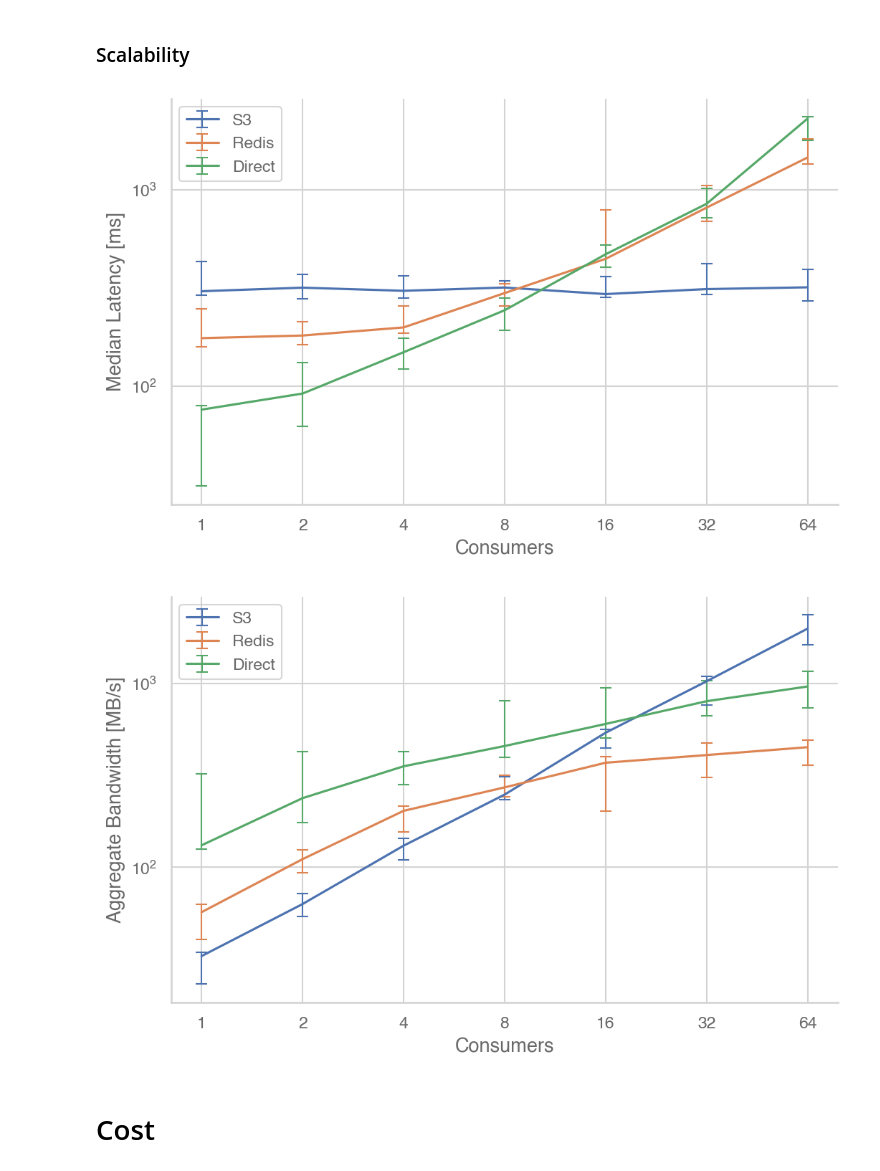
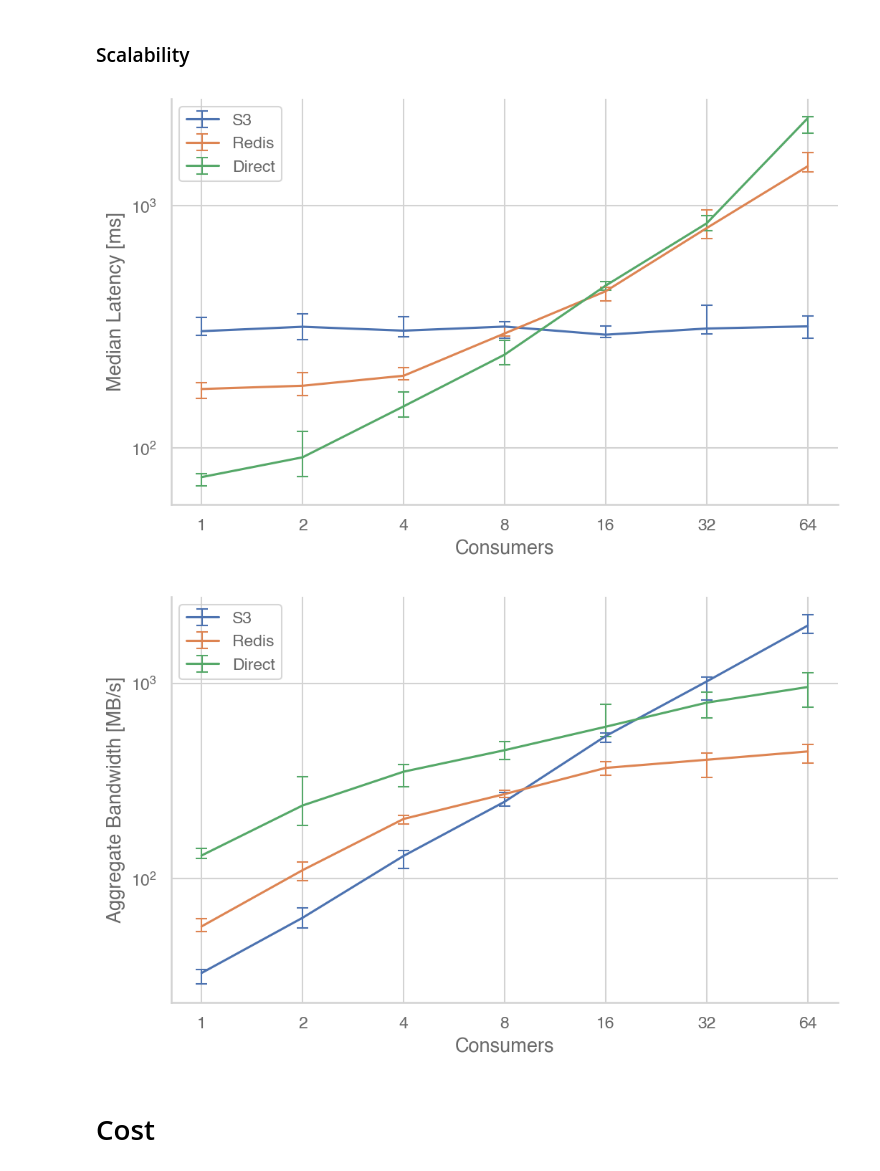
Before and after one commit to OpenCoreCH/LambdaCommBenchmarks, a Jupyter notebook: analysis/lambda_comm_benchmarks.ipynb, the cells around one changed output. Drawn from its saved outputs; the diff is of its cells as text; code cells hidden in the pictures.

```diff
--- a/analysis/lambda_comm_benchmarks.ipynb
+++ b/analysis/lambda_comm_benchmarks.ipynb
@@ -218,8 +218,8 @@ for experiment_name, exp_base_path in exp_analysis.items():
         p2p_experiment_means[experiment_name][file_size / 1000] = mean
         p2p_experiment_cis[experiment_name][file_size / 1000] = ci
         plot_data[file_size / 1000] = val
-        upper_ci = file_size / np.min(values) / 1000 - val
-        lower_ci = val - file_size / np.max(values) / 1000
+        upper_ci = file_size / np.sort(values)[1] / 1000 - val
+        lower_ci = val - file_size / np.sort(values)[-2] / 1000
         lower_error.append(lower_ci)
         upper_error.append(upper_ci)
     print(plot_data)
@@ -237,8 +237,8 @@ for experiment_name, exp_base_path in exp_analysis.items():
         values = list(deltas[file_size].values())
         val = np.median(values)
         plot_data[file_size / 1000] = val
-        upper_ci = np.max(values) - val
-        lower_ci = val - np.min(values)
+        upper_ci = np.sort(values)[-2] - val
+        lower_ci = val - np.sort(values)[1]
         lower_error.append(lower_ci)
         upper_error.append(upper_ci)
     ax2.set_xscale('log')
@@ -404,8 +404,8 @@ for experiment_name, exp_base_path in experiments.items():
             agg_bandwidths.append(agg_bandwidth)
         val = np.median(agg_bandwidths)
         plot_data[file_size / 1000] = val
-        upper_ci = np.max(agg_bandwidths) - val
-        lower_ci = val - np.min(agg_bandwidths)
+        upper_ci = np.sort(agg_bandwidths)[-2] - val
+        lower_ci = val - np.sort(agg_bandwidths)[1]
         lower_error.append(lower_ci)
         upper_error.append(upper_ci)
     ax.set_yscale('log')
@@ -430,8 +430,8 @@ for experiment_name, exp_base_path in experiments.items():
         one_to_many_performance_means[experiment_name][file_size / 1000] = np.mean(run_means)
         one_to_many_performance_cis[experiment_name][file_size / 1000] = scipy.stats.sem(run_means) * scipy.stats.t.ppf((1 + 0.95) / 2., len(run_means) - 1)
         plot_data[file_size / 1000] = val
-        upper_ci = np.max(run_latencies) - val
-        lower_ci = val - np.min(run_latencies)
+        upper_ci = np.sort(run_latencies)[-2] - val
+        lower_ci = val - np.sort(run_latencies)[1]
         lower_error.append(lower_ci)
         upper_error.append(upper_ci)
     print(plot_data)
@@ -481,8 +481,8 @@ for experiment_name, exp_base_path in experiments.items():
         deltas = calc_deltas(res)
         run_medians = [np.median(run_data) for run_data in deltas[10000000].values()]
         plot_data[num_lambda] = np.median(run_medians)
-        lower_error.append(np.median(run_medians) - np.min(run_medians))
-        upper_error.append(np.max(run_medians) - np.median(run_medians))
+        lower_error.append(np.median(run_medians) - np.sort(run_medians)[1])
+        upper_error.append(np.sort(run_medians)[-2] - np.median(run_medians))
 
         values = list(deltas[10000000].values())
         means = [np.mean(run) for run in values]
@@ -496,37 +496,37 @@ for experiment_name, exp_base_path in experiments.items():
                     latency = 1
                 agg_bandwidth += 10 / (latency / 1000)
             agg_bandwidths.append(agg_bandwidth)
         val = np.median(agg_bandwidths)
         plot_data_bw[num_lambda] = val
-        upper_ci = np.max(agg_bandwidths) - val
-        lower_ci = val - np.min(agg_bandwidths)
+        upper_ci = np.sort(agg_bandwidths)[-2] - val
+        lower_ci = val - np.sort(agg_bandwidths)[1]
         lower_error_bw.append(lower_ci)
         upper_error_bw.append(upper_ci)
 
     ax.set_xscale('log')
     ax.set_xlabel("Consumers")
     ax.set_xticks(list(plot_data.keys()))
     ax.xaxis.set_major_formatter(matplotlib.ticker.ScalarFormatter())
     ax.set_ylabel("Median Latency [ms]")
     ax.set_yscale("log")
     ax.errorbar(plot_data.keys(), plot_data.values(), [lower_error, upper_error], elinewidth=1, capsize=4, label=experiment_name)
 
     ax2.set_xscale('log')
     ax2.set_xlabel("Consumers")
     ax2.set_xticks(list(plot_data.keys()))
     ax2.xaxis.set_major_formatter(matplotlib.ticker.ScalarFormatter())
     ax2.set_ylabel("Aggregate Bandwidth [MB/s]")
     ax2.set_yscale('log')
     ax2.errorbar(plot_data_bw.keys(), plot_data_bw.values(), [lower_error_bw, upper_error_bw], elinewidth=1, capsize=4, label=experiment_name)
 
 ax.legend()
 ax2.legend()
 fig.savefig(os.path.join(OUTPUT_PATH, "one-to-many_scalability_latency.pdf"))
 fig2.savefig(os.path.join(OUTPUT_PATH, "one-to-many_scalability_bw.pdf"))
 plt.show()
 # %% [output]
-[figure, old version]
+[figure, new version]
-[figure, old version]
+[figure, new version]
 # %% [markdown]
 # Cost
 # %%
```
Also changed, not shown: parts of 2 cells of this notebook.
